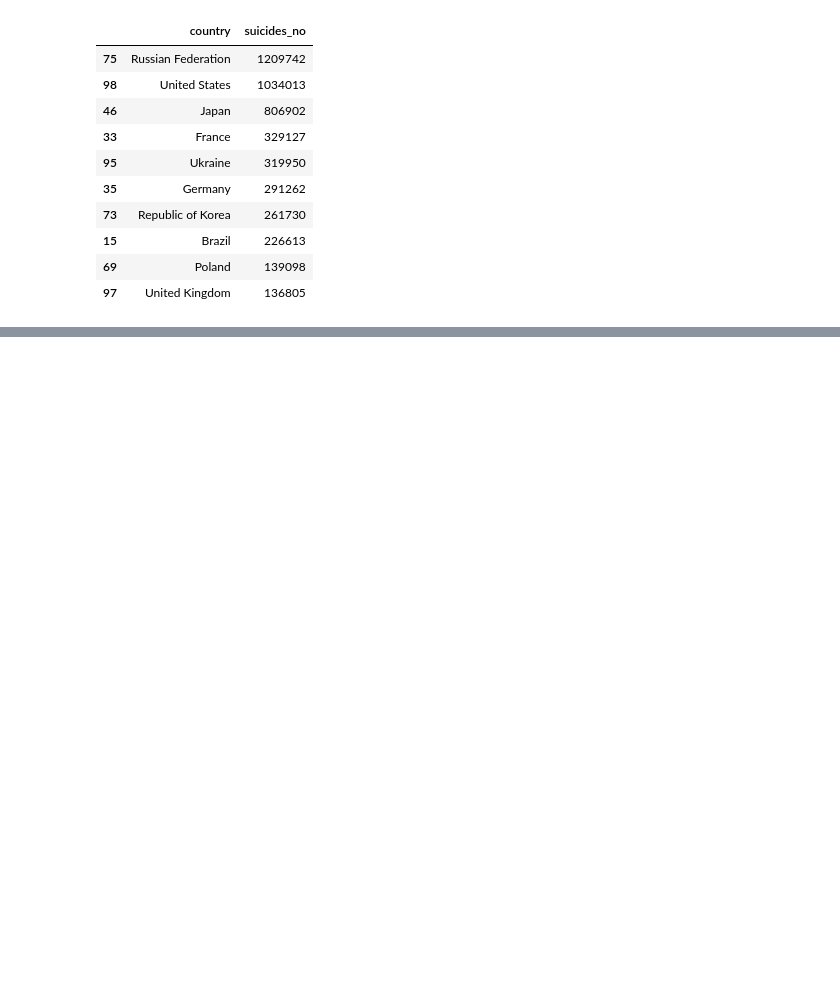
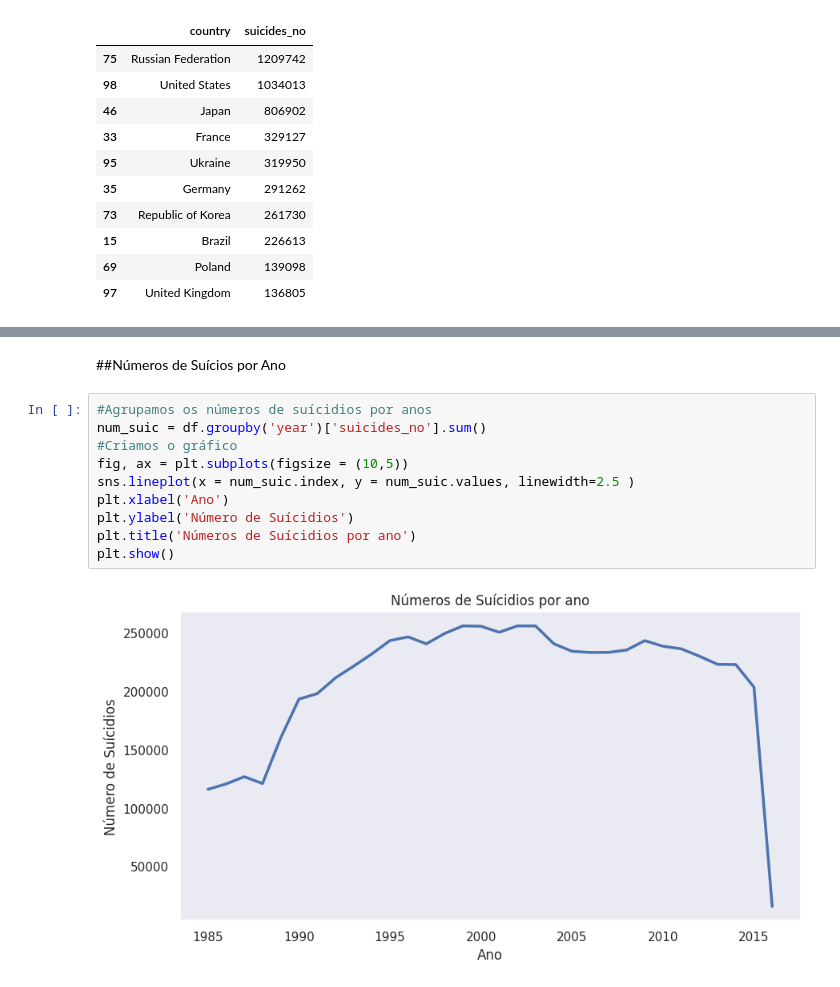
Before and after one commit to Luis-Hauck/Analise_Exploratoria_Suicidios_no_Brasil, a Jupyter notebook: Analise_Exploratoria_de_Dados.ipynb, the cells around one changed output, grey strips where cells are left out. Cells and saved outputs as stored; diff of their text form; blank space fills up the shorter version.

```diff
--- a/Analise_Exploratoria_de_Dados.ipynb
+++ b/Analise_Exploratoria_de_Dados.ipynb
@@ -103,0 +106,14 @@ plt.tight_layout()
+# %% [markdown]
+##Números de Suícios por Ano
+# %%
+#Agrupamos os números de suícidios por anos
+num_suic = df.groupby('year')['suicides_no'].sum()
+#Criamos o gráfico
+fig, ax = plt.subplots(figsize = (10,5))
+sns.lineplot(x = num_suic.index, y = num_suic.values, linewidth=2.5 )
+plt.xlabel('Ano')
+plt.ylabel('Número de Suícidios')
+plt.title('Números de Suícidios por ano')
+plt.show()
+# %% [output]
+[figure, added]
```
Also changed, not shown: parts of 5 cells of this notebook.
